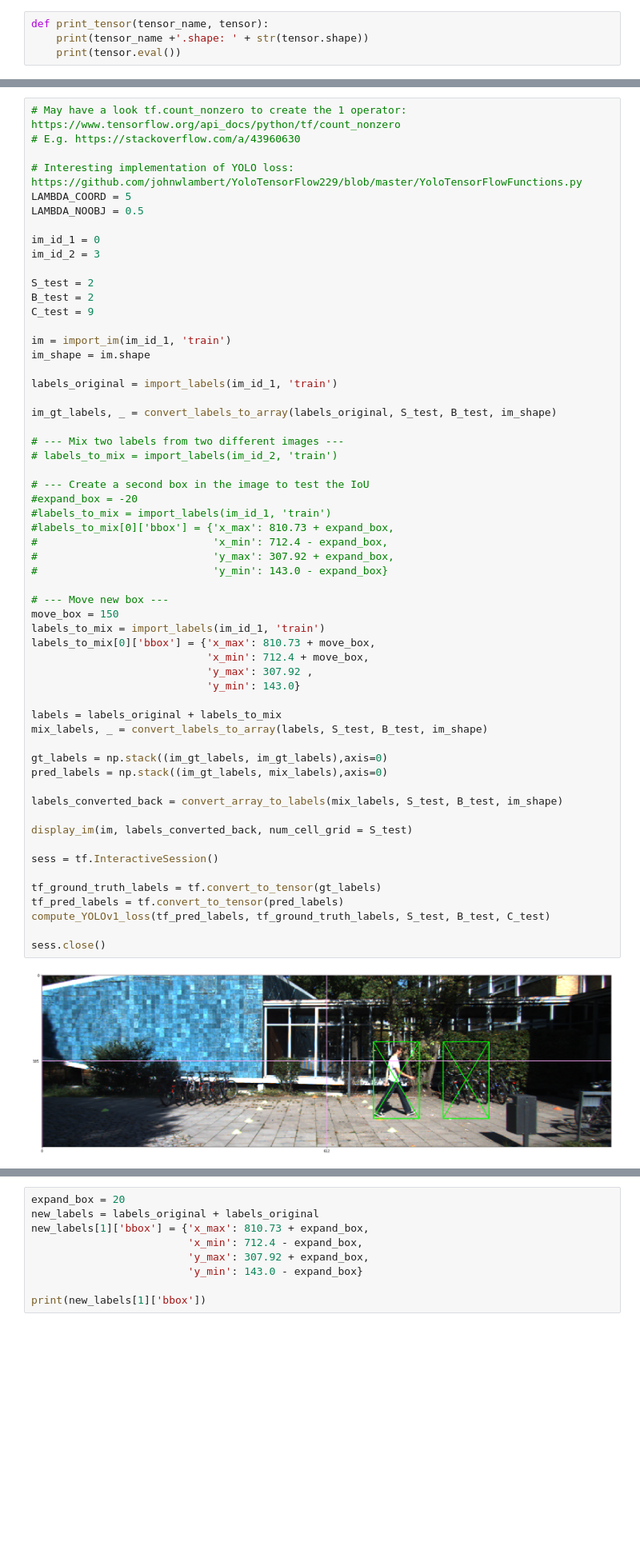
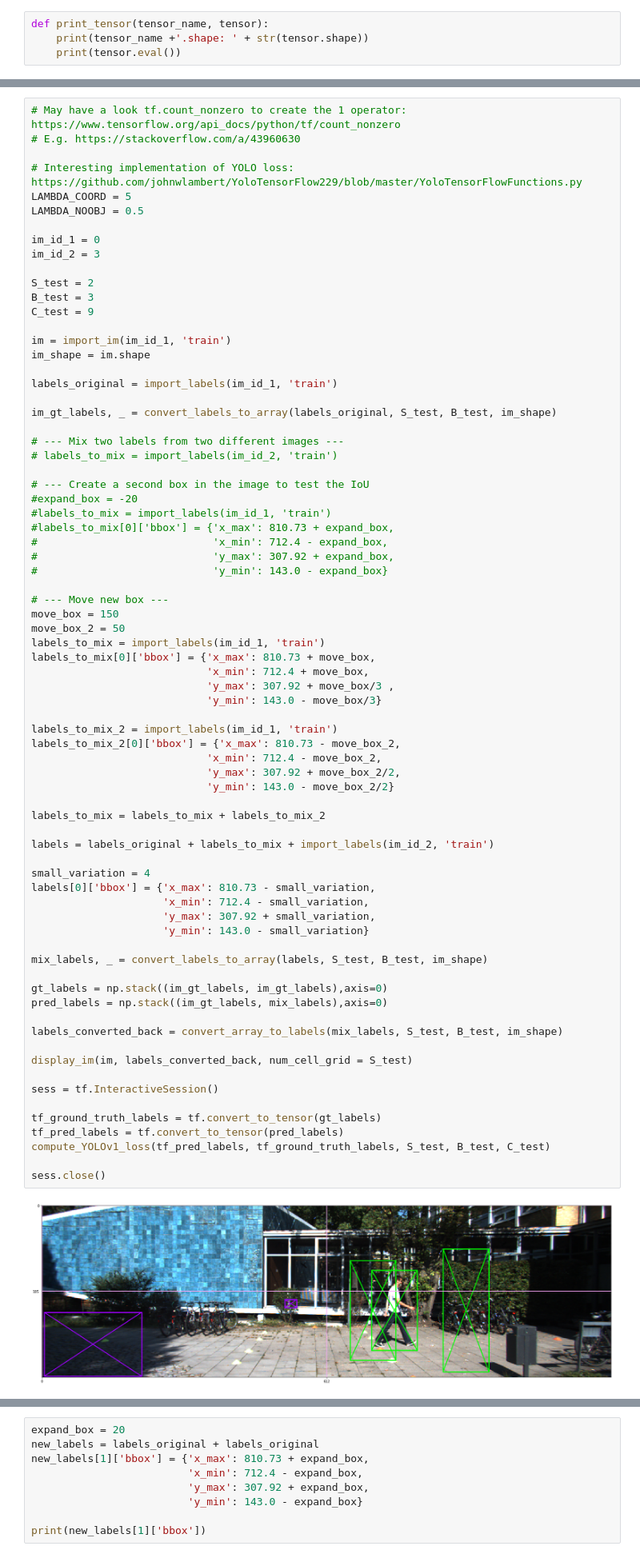
Before and after one commit to LucasVandroux/Kitti_YOLO_tf, a Jupyter notebook: YOLO_TF_notebook.ipynb, the cells around one changed output, grey strips where cells are left out. Shown at 80% size. Drawn from its saved outputs; the diff is of its cells as text; blank space fills up the shorter version.

```diff
--- a/YOLO_TF_notebook.ipynb
+++ b/YOLO_TF_notebook.ipynb
@@ -355,7 +375,7 @@ im_id_1 = 0
 im_id_2 = 3
 
 S_test = 2
-B_test = 2
+B_test = 3
 C_test = 9
 
 im = import_im(im_id_1, 'train')
@@ -372,37 +392,53 @@ im_gt_labels, _ = convert_labels_to_array(labels_original, S_test, B_test, im_sh
 #expand_box = -20
 #labels_to_mix = import_labels(im_id_1, 'train')
 #labels_to_mix[0]['bbox'] = {'x_max': 810.73 + expand_box,
 #                            'x_min': 712.4 - expand_box,
 #                            'y_max': 307.92 + expand_box,
 #                            'y_min': 143.0 - expand_box}
 
 # --- Move new box ---
 move_box = 150
+move_box_2 = 50
 labels_to_mix = import_labels(im_id_1, 'train')
 labels_to_mix[0]['bbox'] = {'x_max': 810.73 + move_box,
                             'x_min': 712.4 + move_box,
-                            'y_max': 307.92 ,
-                            'y_min': 143.0}
+                            'y_max': 307.92 + move_box/3 ,
+                            'y_min': 143.0 - move_box/3}
 
-labels = labels_original + labels_to_mix
+labels_to_mix_2 = import_labels(im_id_1, 'train')
+labels_to_mix_2[0]['bbox'] = {'x_max': 810.73 - move_box_2,
+                            'x_min': 712.4 - move_box_2,
+                            'y_max': 307.92 + move_box_2/2,
+                            'y_min': 143.0 - move_box_2/2}
+
+labels_to_mix = labels_to_mix + labels_to_mix_2
+
+labels = labels_original + labels_to_mix + import_labels(im_id_2, 'train')
+
+small_variation = 4
+labels[0]['bbox'] = {'x_max': 810.73 - small_variation,
+                     'x_min': 712.4 - small_variation,
+                     'y_max': 307.92 + small_variation,
+                     'y_min': 143.0 - small_variation}
+
 mix_labels, _ = convert_labels_to_array(labels, S_test, B_test, im_shape)
 
 gt_labels = np.stack((im_gt_labels, im_gt_labels),axis=0)
 pred_labels = np.stack((im_gt_labels, mix_labels),axis=0)
 
 labels_converted_back = convert_array_to_labels(mix_labels, S_test, B_test, im_shape)
 
 display_im(im, labels_converted_back, num_cell_grid = S_test)
 
 sess = tf.InteractiveSession()
 
 tf_ground_truth_labels = tf.convert_to_tensor(gt_labels)
 tf_pred_labels = tf.convert_to_tensor(pred_labels)
 compute_YOLOv1_loss(tf_pred_labels, tf_ground_truth_labels, S_test, B_test, C_test)
 
 sess.close()
 # %% [output]
-[figure, old version]
+[figure, new version]
 ----------------------------------------------------------------------
 |type            |  y_max     |  x_min     |  y_min     |  x_max     |
 ----------------------------------------------------------------------
```
Also changed, not shown: parts of 2 cells of this notebook.
